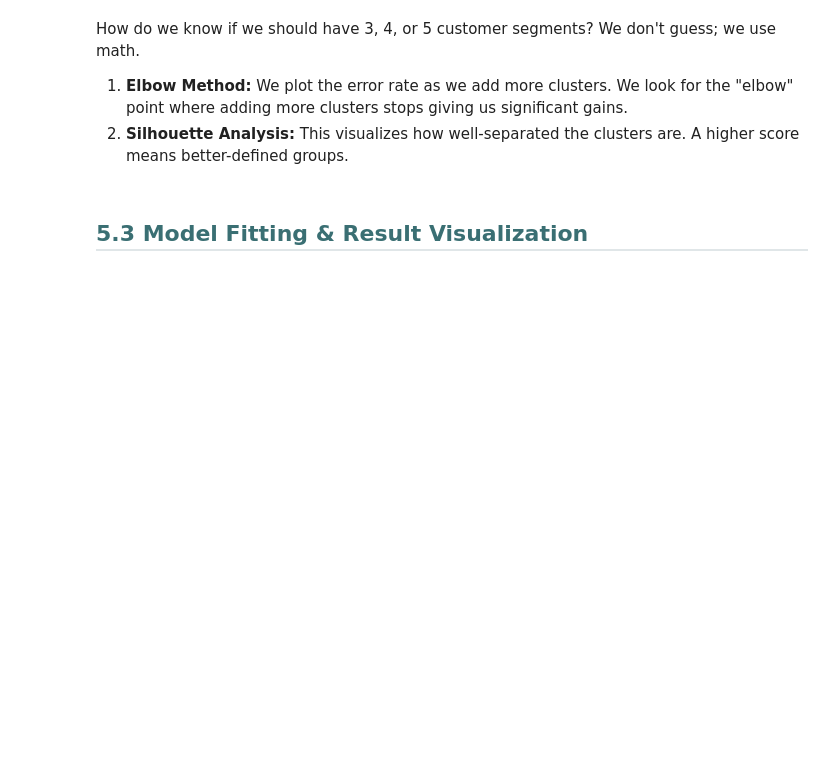
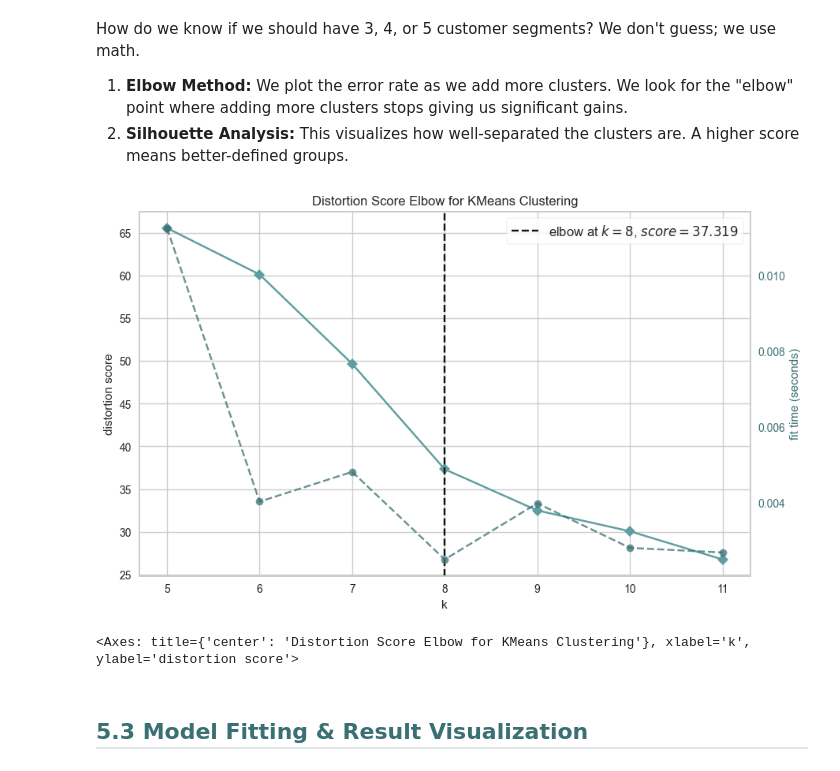
Before and after one commit to montypie/DS_Projects, a Jupyter notebook: 3_ClassifCluster/customer_segmentation_oef.ipynb, the cells around one changed output. Saved outputs shown, nothing was run; the diff lists cells and outputs as text; code cells hidden in the pictures; blank space fills up the shorter version.

Commit message:
kelbow visualizer

```diff
--- a/3_ClassifCluster/customer_segmentation_oef.ipynb
+++ b/3_ClassifCluster/customer_segmentation_oef.ipynb
@@ -538,3 +538,12 @@ Name: count, dtype: int64
 Machine Learning algorithms like K-Means calculate distance to determine similarity. If one feature has a large range (e.g., Income: 15,000–137,000) and another has a small range (e.g., Score: 1–100), the larger number will dominate the calculation.
 
 To prevent this bias, we use **StandardScaler** to transform our data so that all features contribute equally to the result.
+# %%
+X = df[['Annual Income (k$)', 'Spending Score (1-100)']].copy()
+
+scaler = StandardScaler()
+X_scaled = scaler.fit_transform(X)
+X_scaled_df = pd.DataFrame(X_scaled, columns=X.columns)
+
+print("Scaled Data: ")
+display(X_scaled_df.head())
@@ -552,6 +569,16 @@ To prevent this bias, we use **StandardScaler** to transform our data so that al
 How do we know if we should have 3, 4, or 5 customer segments? We don't guess; we use math.
 1.  **Elbow Method:** We plot the error rate as we add more clusters. We look for the "elbow" point where adding more clusters stops giving us significant gains.
 2.  **Silhouette Analysis:** This visualizes how well-separated the clusters are. A higher score means better-defined groups.
+# %%
+model = KMeans(random_state=42)
+visualizer = KElbowVisualizer(model, k=(5,12), force_model=True)
+
+plt.figure(figsize=(10, 6))
+visualizer.fit(X_scaled)
+visualizer.show()
+# %% [output]
+[figure, added]
+<Axes: title={'center': 'Distortion Score Elbow for KMeans Clustering'}, xlabel='k', ylabel='distortion score'>
 # %% [markdown]
 <h2 style="
     color: #3A6F73;
```
Also changed, not shown: parts of 1 cell of this notebook.
